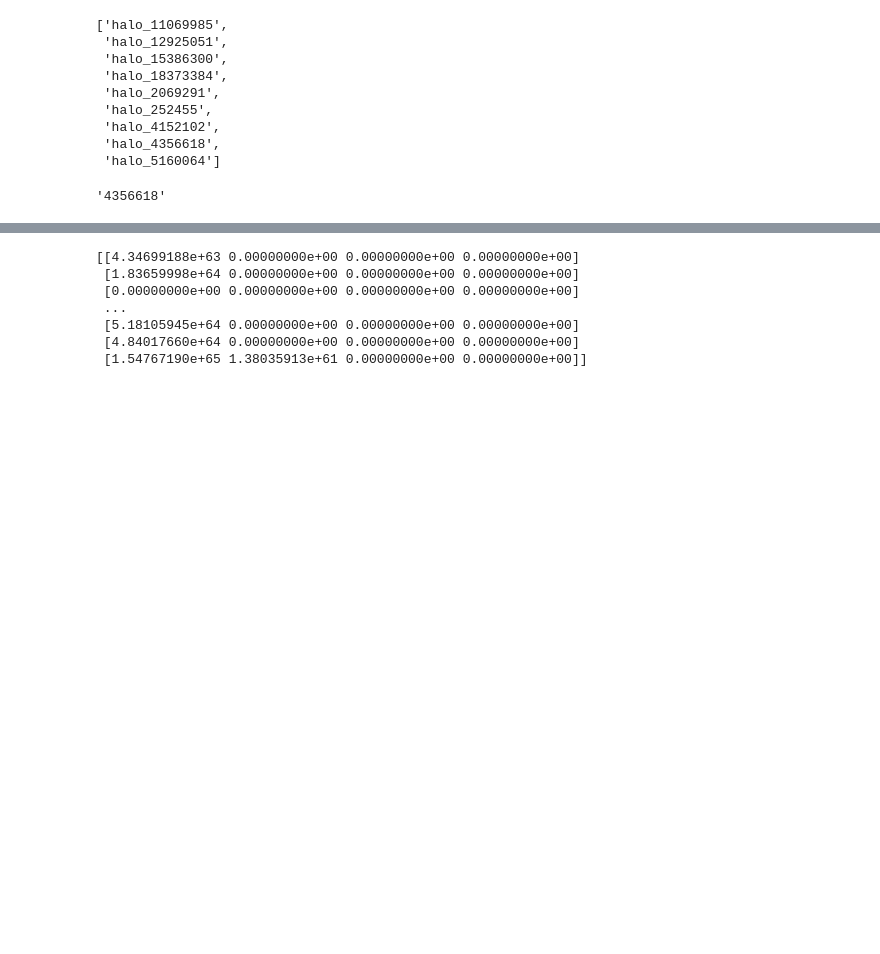
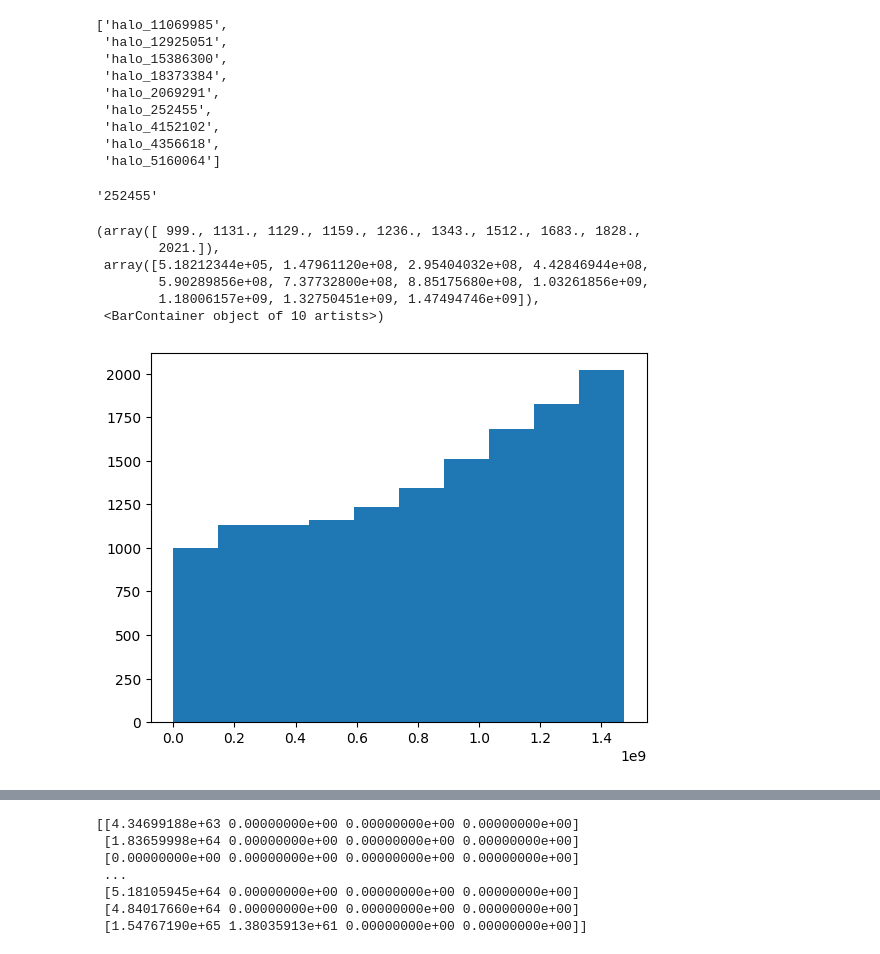
Before and after one commit to xingyzt/halotrace, a Jupyter notebook: dm_prototype.ipynb, the cells around one changed output, grey strips where cells are left out. Cells and saved outputs as stored; diff of their text form; code cells hidden in the pictures; blank space fills up the shorter version.

```diff
--- a/dm_prototype.ipynb
+++ b/dm_prototype.ipynb
@@ -26,10 +26,10 @@ halo_ids
  'halo_4356618',
  'halo_5160064']
 # %%
-halo_id = halo_ids[7][5:]
+halo_id = halo_ids[5][5:]
 halo_id
 # %% [output]
-'4356618'
+'252455'
 # %%
 with h5py.File("outputs/dm_proto.hdf5", "r") as f:
     halo = f['halo_'+halo_id]
@@ -59,3 +59,13 @@ with h5py.File(f'tng_cache/snap_099/cutout_{halo_id}.hdf5', 'r') as f:
     star_subhalo_id = f['PartType4/SubhaloIDs'][star_select] # id
     star_pos = raytrace.unwrap(f['PartType4/Coordinates'][star_select] - com) # ckpc
     star_mass = f['PartType4/Masses'][star_select] * (1e10 * u.solMass).to(u.kg).value # kg
+# %%
+plt.hist(-np.log(star_age[star_age>0.9])*1.4e10)
+# %% [output]
+(array([ 999., 1131., 1129., 1159., 1236., 1343., 1512., 1683., 1828.,
+        2021.]),
+ array([5.18212344e+05, 1.47961120e+08, 2.95404032e+08, 4.42846944e+08,
+        5.90289856e+08, 7.37732800e+08, 8.85175680e+08, 1.03261856e+09,
+        1.18006157e+09, 1.32750451e+09, 1.47494746e+09]),
+ <BarContainer object of 10 artists>)
+[figure, added]
```
Also changed, not shown: parts of 16 cells of this notebook, 19 other files.
